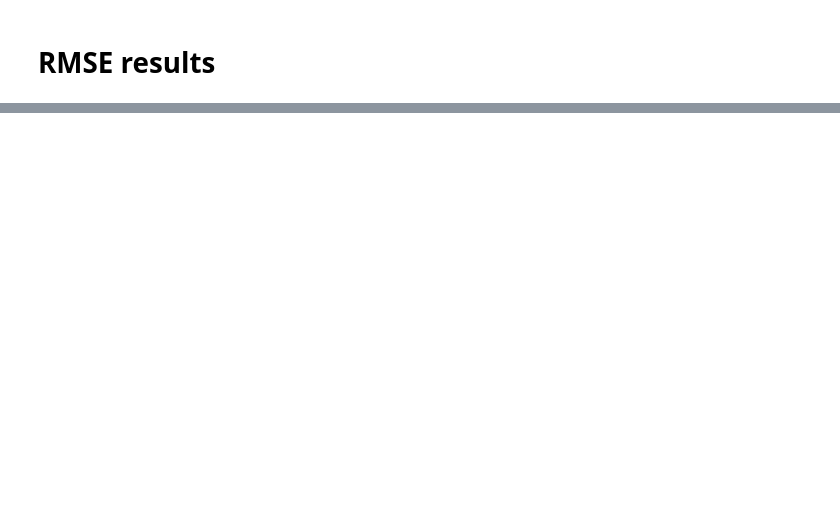
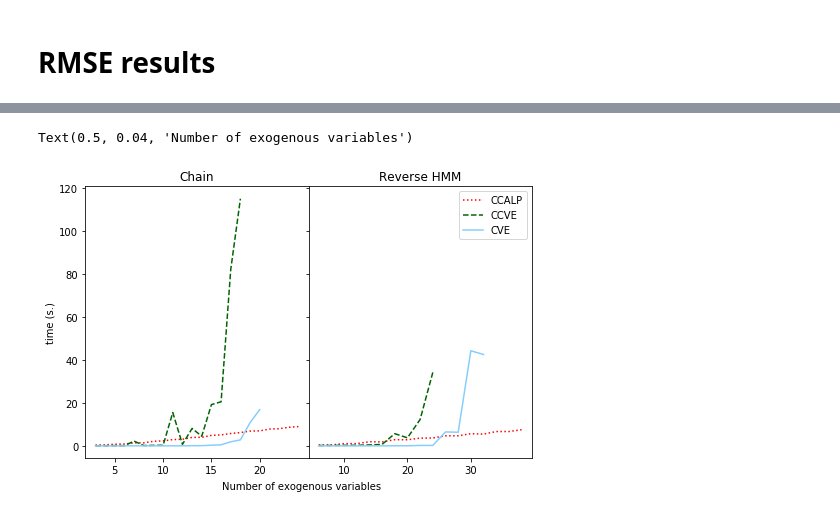
Before and after one commit to IDSIA/crema, a Jupyter notebook: CreMA/papers/pgm20/experiments/paper_results.ipynb, the cells around one changed output, grey strips where cells are left out. Drawn from its saved outputs; the diff is of its cells as text; code cells hidden in the pictures; blank space fills up the shorter version.

```diff
--- a/CreMA/papers/pgm20/experiments/paper_results.ipynb
+++ b/CreMA/papers/pgm20/experiments/paper_results.ipynb
@@ -118,7 +146,7 @@ for k,v in res.items():
 # %% [markdown]
 # RMSE results
 # %%
-fig, axs = plt.subplots(1, len(list(res)), figsize=(14,7))
+fig, axs = plt.subplots(1, len(list(res)), figsize=(14,6))
 
 plot_func = plot_rmse
 ylabel = "RMSE"
@@ -133,16 +161,16 @@ for k,v in res.items():
 
     i = list(res).index(k)
 
-
-    #data = pd.read_csv(v["markovian_ev"])
-
-    #plot_func(pd.read_csv(v["markovian_ev"]), ax=axs[0,i], title=f"{k} (Makovian case)",xlabel="Number of endogenous variables", ylabel=ylabel)
+    T = [duplicate_N] if "HMM" in k else []
 
 
     data = pd.read_csv(v["nonmarkovian_prec"])
 
     plot_func(data,
           ax=axs[i], # [1,i]
+          transformation = T,
           title=f"{k} (Non Makovian case)",
           xlabel="Number of endogenous variables", ylabel=ylabel)
+
+tikzplotlib.save(f"{img_folder}/rmse_results.tex")
 # %% [output]
@@ -149,0 +180,69 @@ for k,v in res.items():
+# %%
+res_ = {
+    "Chain":binResExo6,
+    "Reverse HMM":rhmmRes
+}
+# %%
+from pylab import rcParams
+#rcParams['axes.xmargin'] = 0.05
+rcParams['axes.ymargin'] = 0.05
+
+fig, axs = plt.subplots(1, len(list(res_)), figsize=(8,5), sharey=True)
+
+plot_func = plot_time
+ylabel = "time (s.)"
+#fig.suptitle("Time")
+#fig.subplots_adjust(top=0.93)
+
+def duplicate_N(data):
+    data["N"] = data["N"]*2;
+    return data
+
+def to_seconds(data):
+    data["time"] = data["time"]/1000;
+    return data
+
+
+for k,v in res_.items():
+
+    i = list(res_).index(k)
+
+    T = [duplicate_N] if "HMM" in k else []
+
+    T.append(to_seconds)
+
+
+    data = pd.read_csv(v["nonmarkovian_ev"])
+
+    plot_func(data,
+          ax=axs[i],
+          transformation=T,
+          title=f"{k}",
+          xlabel=" ", ylabel=" ", legend=False)
+
+
+
+    #axs[i].get_lines()[0].set_color("black")
+    colors = ["red","darkgreen", "lightskyblue"]
+    style = ["dotted", "dashed", "solid"]
+    marker = ["","",""]
+    #solid' | 'dashed', 'dashdot', 'dotted'
+    for k in range(0,3):
+        axs[i].get_lines()[k].set_marker(marker[k])
+        axs[i].get_lines()[k].set_linestyle(style[k])
+        axs[i].get_lines()[k].set_color(colors[k])
+
+
+
+
+plt.subplots_adjust(wspace=0, hspace=0)
+axs[0].xaxis.get_major_ticks()[-2].set_visible(False)
+
+axs[0].set_ylabel(ylabel)
+#axs[1].legend(bbox_to_anchor=(0.2,1.0), framealpha=1)
+axs[1].legend()
+
+fig.text(0.5, 0.04, 'Number of exogenous variables', ha='center')
+# %% [output]
+Text(0.5, 0.04, 'Number of exogenous variables')
+[figure, added]
```
Also changed, not shown: parts of 8 cells of this notebook, 19 other files.
